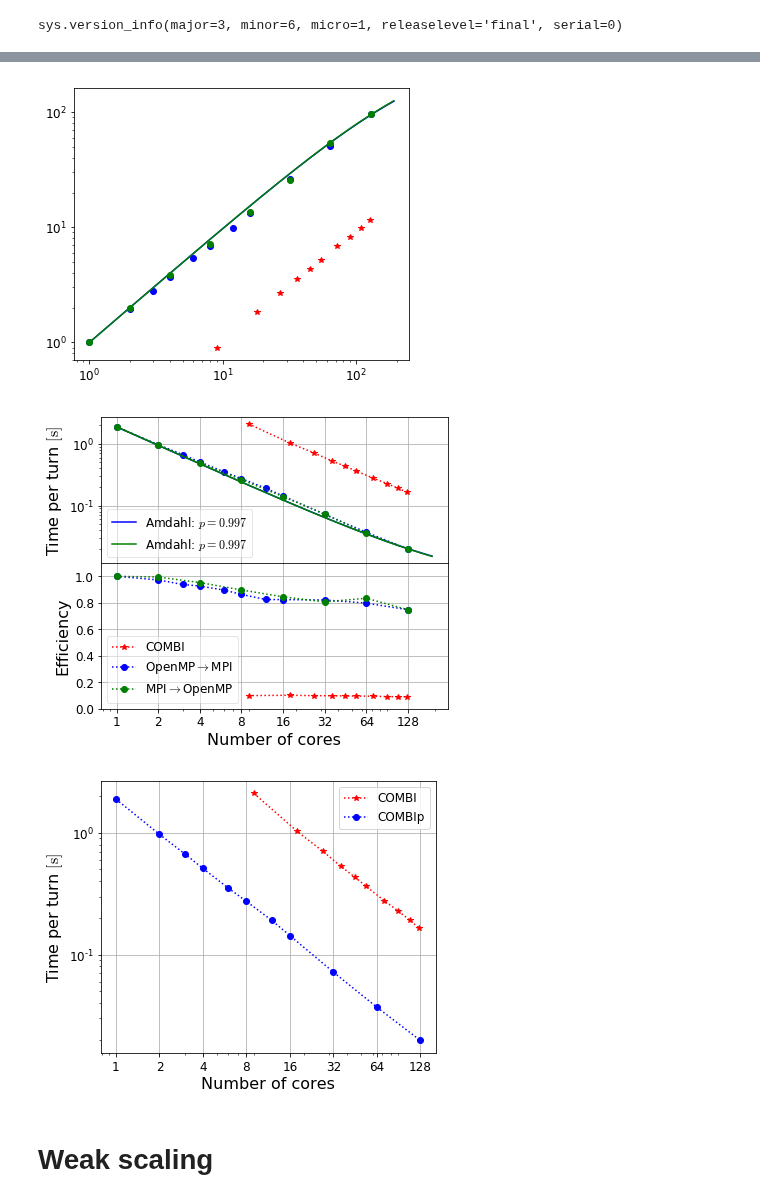
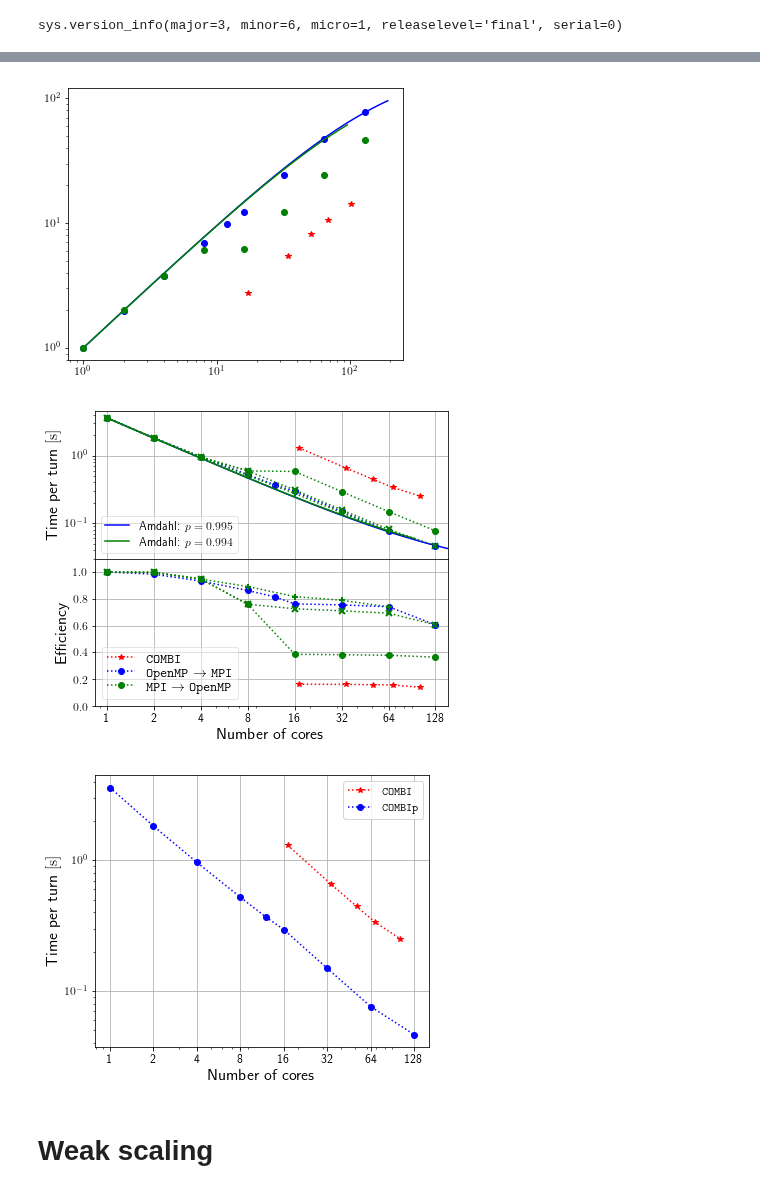
Before and after one commit to sondrevf/Ipython_Cern, a Jupyter notebook: 02_COMBIp/PlotCOMBIp_timing.ipynb, the cells around one changed output, grey strips where cells are left out. Cells and saved outputs as stored; diff of their text form; code cells hidden in the pictures.

```diff
--- a/02_COMBIp/PlotCOMBIp_timing.ipynb
+++ b/02_COMBIp/PlotCOMBIp_timing.ipynb
@@ -31,6 +31,9 @@ mpl.rcParams.update({'figure.figsize':[6,5]})
 mpl.rcParams.update({'mathtext.fontset':'cm'})
 mpl.rcParams.update({'font.style':'normal'})
 
+mpl.rcParams['text.usetex'] = True
+mpl.rcParams['text.latex.preamble'] = [r'\usepackage{amsmath}'] #for \text command
+
 pi2 = 2*np.pi
 
 print(sys.version_info)
@@ -46,7 +49,7 @@ def amdahl(x,p):
 # plt.plot(x,amdahl(x,0.99)/x)
 # %%
 # Load file
-study=1
+study=4
 bool_weak=0
 bool_8 = 1
 if study==1:
@@ -278,8 +281,8 @@ YS = [omp_time,mpi_time,combi_time]
 ERRS=[omp_std,mpi_std,combi_std]
 cols = ['b','g','r']
 ms = ['o','o','*']
-labs = [r'OpenMP$\rightarrow$MPI',r'MPI$\rightarrow$OpenMP','COMBI']
-labs2 = ['COMBIp','','COMBI']
+labs = [r'$\texttt{OpenMP}\rightarrow\texttt{MPI}$',r'$\texttt{MPI}\rightarrow\texttt{OpenMP}$',r'$\texttt{COMBI}$']
+labs2 = [r'$\texttt{COMBIp}$','',r'$\texttt{COMBI}$']
 j=0
 for i in [2,0,1,1,1]:
     print(labs[i])
@@ -302,6 +305,7 @@ for i in [2,0,1,1,1]:
             m=['+','x','o'][j]
             j+=1
             if j==1:
+                print('ohoh')
                 print(X,Y)
                 popt,pcov = curve_fit(amdahl,X,time_serial/Y)
                 temp = np.arange(1,np.max(X)*1.5)
@@ -324,7 +328,7 @@ for i in [2,0,1,1,1]:
 #     ax1.errorbar(XS[i],YS[i],yerr=ERRS[i],fmt=':',c=cols[i])
 
     #Amdahl
-    if i!=3:
+    if i!=1:
         print(X,Y)
         popt,pcov = curve_fit(amdahl,X,time_serial/Y)
         temp = np.arange(1,np.max(X)*1.5)
@@ -349,10 +353,11 @@ for i in [2,0,1,1,1]:
 
 plt.figure(1)
 ax2.set_ylim(0.,1.1)
-ax2.legend(loc=0,framealpha=0.5)
+ax2.legend(loc=0,framealpha=0.5,labelspacing=0.1,fontsize=14)
 ax1.legend(loc=0,framealpha=0.5)
 ax1.set_xticks(2**np.arange(8))
 ax2.set_xticks(2**np.arange(8))
+ax2.set_xlim(1/1.2,128*1.2)
 ax1.tick_params(labelbottom=False)
 ax2.set_xticklabels(2**np.arange(8))
 
@@ -391,10 +396,10 @@ OpenMP$\rightarrow$MPI
 COMBIp vs COMBI Inco 0.8957139039600814
 COMBIp vs COMBI BB   2.0077467434738936
 COMBIp vs COMBI wake 0.8936361809926701
 COMBIp vs COMBI waBB 1.864856825346638
-[figure, old version]
+[figure, new version]
-[figure, old version]
+[figure, new version]
-[figure, old version]
+[figure, new version]
 # %% [markdown]
 # Weak scaling
 # %% [markdown]
```
Also changed, not shown: parts of 5 cells of this notebook, 5 other files.
